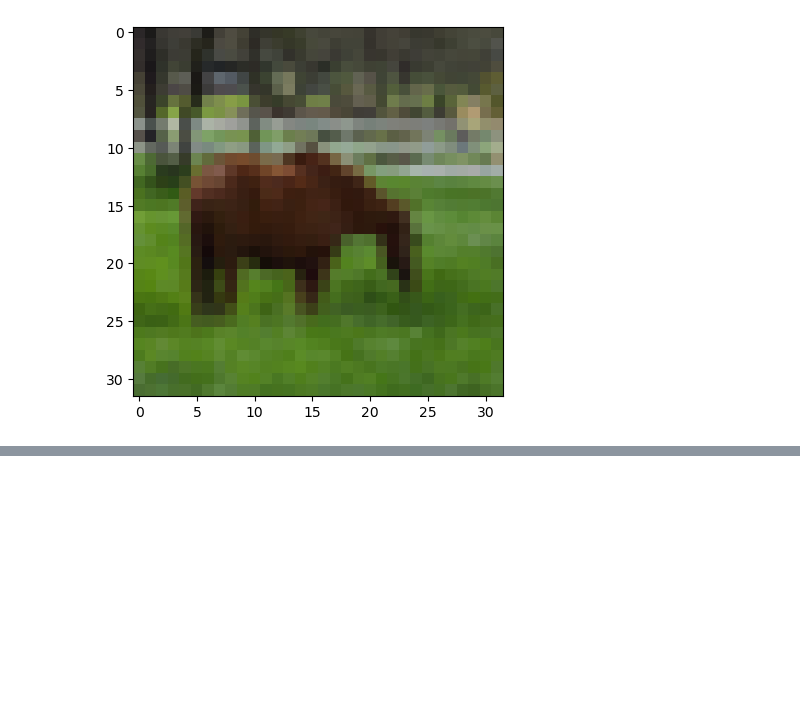
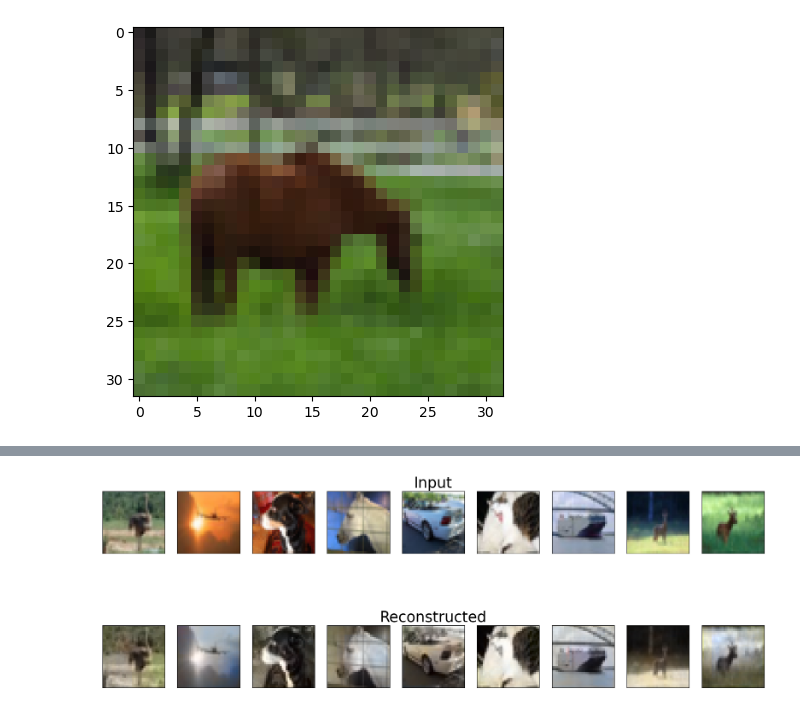
Before and after one commit to SimonJasansky/ACML, a Jupyter notebook: assignment_2/ACML_assignment_2_color.ipynb, the cells around one changed output, grey strips where cells are left out. Saved outputs shown, nothing was run; the diff lists cells and outputs as text; code cells hidden in the pictures; blank space fills up the shorter version.

```diff
--- a/assignment_2/ACML_assignment_2_color.ipynb
+++ b/assignment_2/ACML_assignment_2_color.ipynb
@@ -215,8 +180,8 @@ _________________________________________________________________
 pic_CAE.fit(x = gtrain,
            y = ctrain,
            epochs=10,
-           batch_size=128,
+           batch_size=64,
            shuffle=True,
-           validation_data=(gtest, ctest))
+           validation_data=(gvalid, cvalid))
 # %% [output]
 Epoch 1/10
@@ -291,0 +248,10 @@ plt.show()
+# %%
+results = list()
+for i in range(10):
+    res = np.zeros((32,32,3))
+    res[:,:,0] = gtest[i]
+    res[:,:,1:] = pics_chrominance[i]
+    results.append(color.lab2rgb(res))
+
+len(results)
+results
@@ -291,0 +290,30 @@ plt.show()
+# %%
+def plot_cae(normalized, encoded, reconstructed):
+    # plot the input and reconstructed pictures
+    ncols = 9
+    nrows = 2
+
+    fig, axs = plt.subplots(ncols=ncols, nrows=nrows, figsize=(20, 7.5))
+
+    for row in range(nrows):
+        for col in range(ncols):
+            if row == 0: # normalized
+                axs[row, col].imshow(normalized[col])
+                if col == 4:
+                    axs[row, col].set_title("Input", size = 25)
+            """if row == 1: # encoded
+                axs[row, col].imshow(encoded[col].reshape(32,32))
+                if col == 4:
+                    axs[row, col].set_title("Encoded", size = 25)"""
+            if row == 1: # reconstructed
+                axs[row, col].imshow(reconstructed[col])
+                if col == 4:
+                    axs[row, col].set_title("Reconstructed", size = 25)
+            axs[row, col].set_xticks([])
+            axs[row, col].set_yticks([])
+
+    plt.show()
+
+plot_cae(test, _, results)
+# %% [output]
+[figure, added]
```
Also changed, not shown: parts of 13 cells of this notebook, 23 other files.
